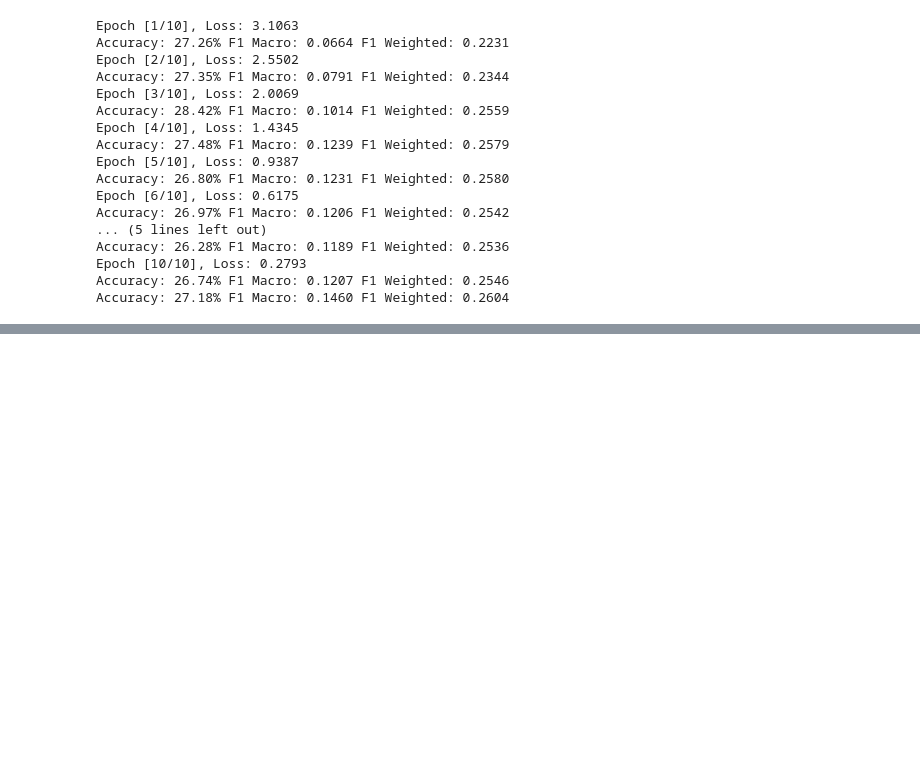
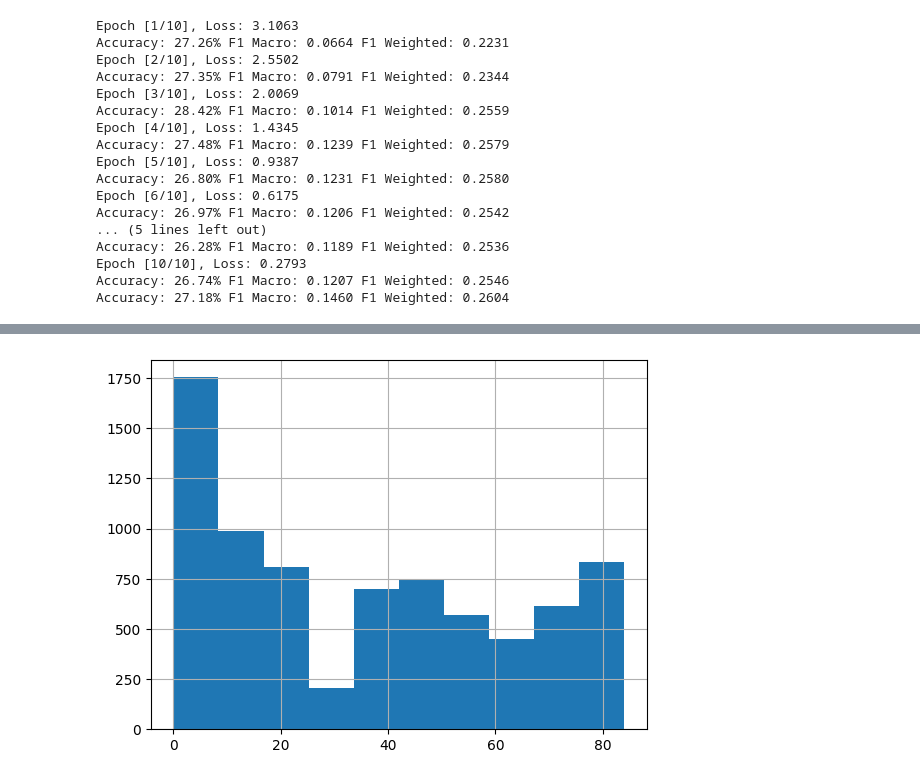
Before and after one commit to astatarinov/university, a Jupyter notebook: NLP/hw1/hw1.ipynb, the cells around one changed output, grey strips where cells are left out. Drawn from its saved outputs; the diff is of its cells as text; code cells hidden in the pictures; blank space fills up the shorter version.

```diff
--- a/NLP/hw1/hw1.ipynb
+++ b/NLP/hw1/hw1.ipynb
@@ -1291,0 +1286,4 @@ Accuracy: 27.18% F1 Macro: 0.1460 F1 Weighted: 0.2604
+# %%
+pd_test['class'].hist();
+# %% [output]
+[figure, added]
```
Also changed, not shown: parts of 28 cells of this notebook.
